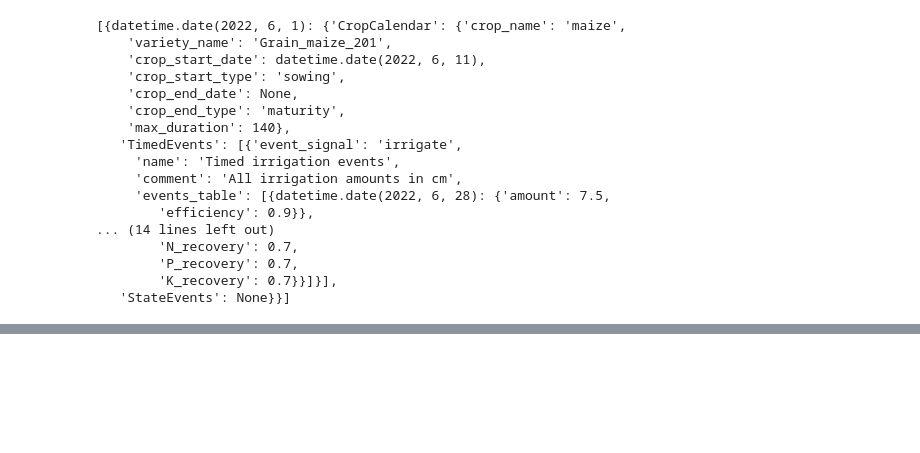
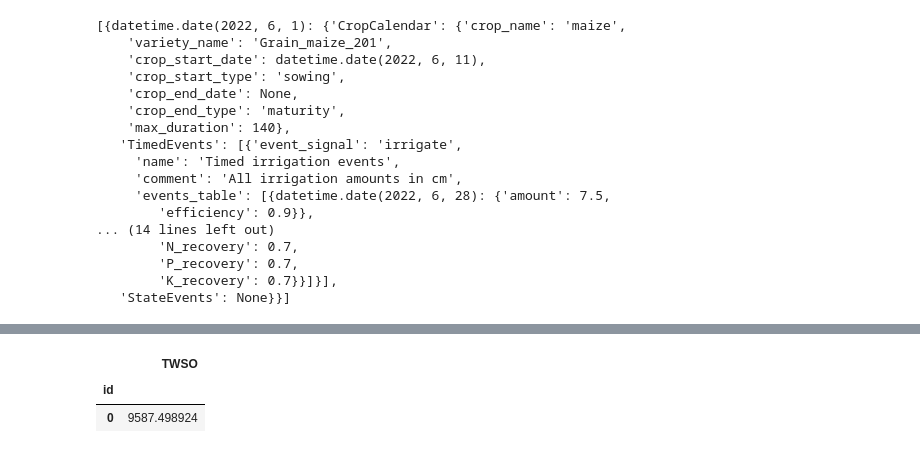
Before and after one commit to cleanhun13/myWofost, a Jupyter notebook: Wofost_opt.ipynb, the cells around one changed output, grey strips where cells are left out. Saved outputs shown, nothing was run; the diff lists cells and outputs as text; code cells hidden in the pictures; blank space fills up the shorter version.

```diff
--- a/Wofost_opt.ipynb
+++ b/Wofost_opt.ipynb
@@ -180,0 +177,6 @@ Error:
+# %%
+df_dict["180"]
+# %% [output]
+|  | TWSO |
+| id |  |
+| 0 | 9587.498924 |
```
Also changed, not shown: parts of 15 cells of this notebook, 18 other files.
